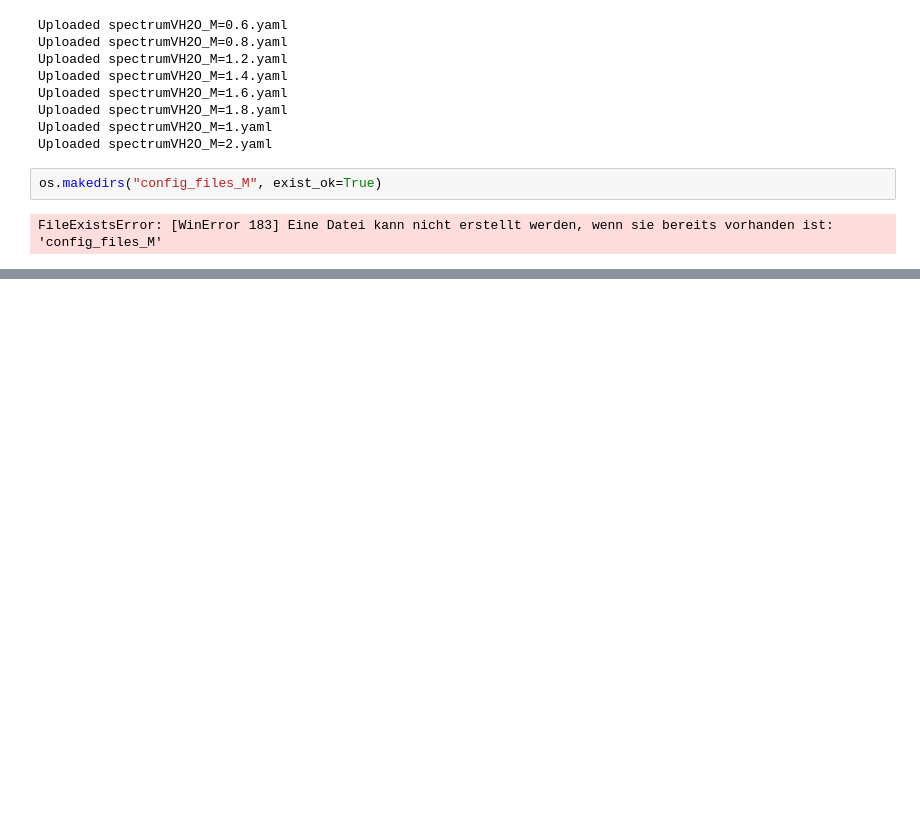
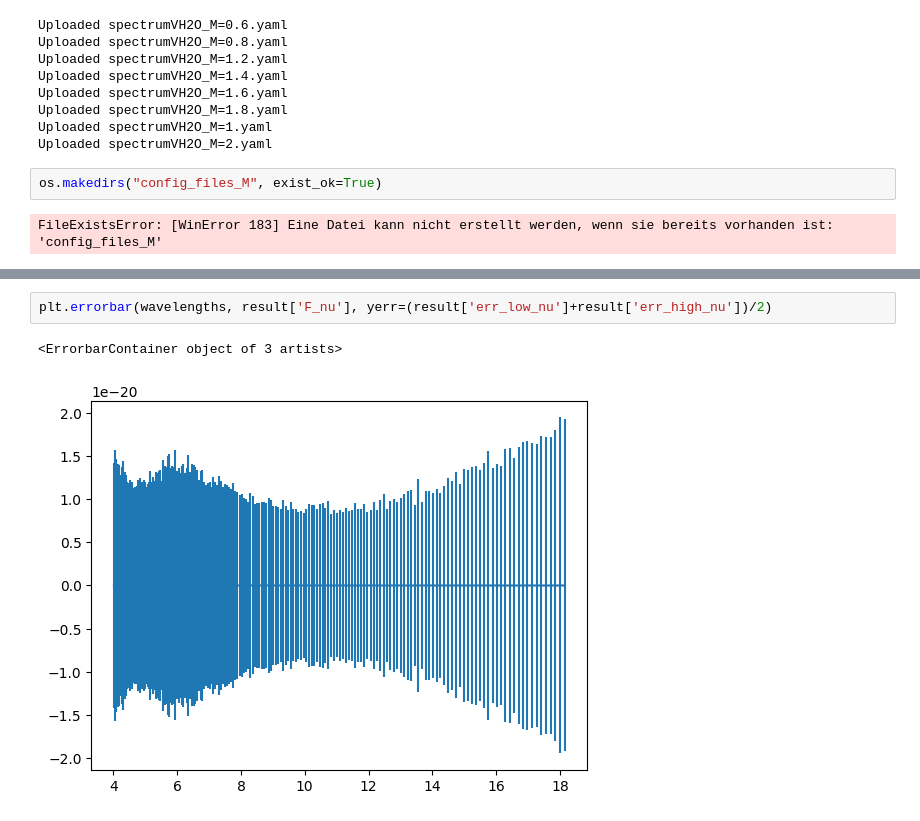
Before and after one commit to Tim171717/Semester_Project_Too, a Jupyter notebook: Testing.ipynb, the cells around one changed output, grey strips where cells are left out. Saved outputs shown, nothing was run; the diff lists cells and outputs as text; blank space fills up the shorter version.

```diff
--- a/Testing.ipynb
+++ b/Testing.ipynb
@@ -58,0 +337,5 @@ FileExistsError: [WinError 183] Eine Datei kann nicht erstellt werden, wenn sie
+# %%
+plt.errorbar(wavelengths, result['F_nu'], yerr=(result['err_low_nu']+result['err_high_nu'])/2)
+# %% [output]
+<ErrorbarContainer object of 3 artists>
+[figure, added]
```
Also changed, not shown: parts of 22 cells of this notebook.
